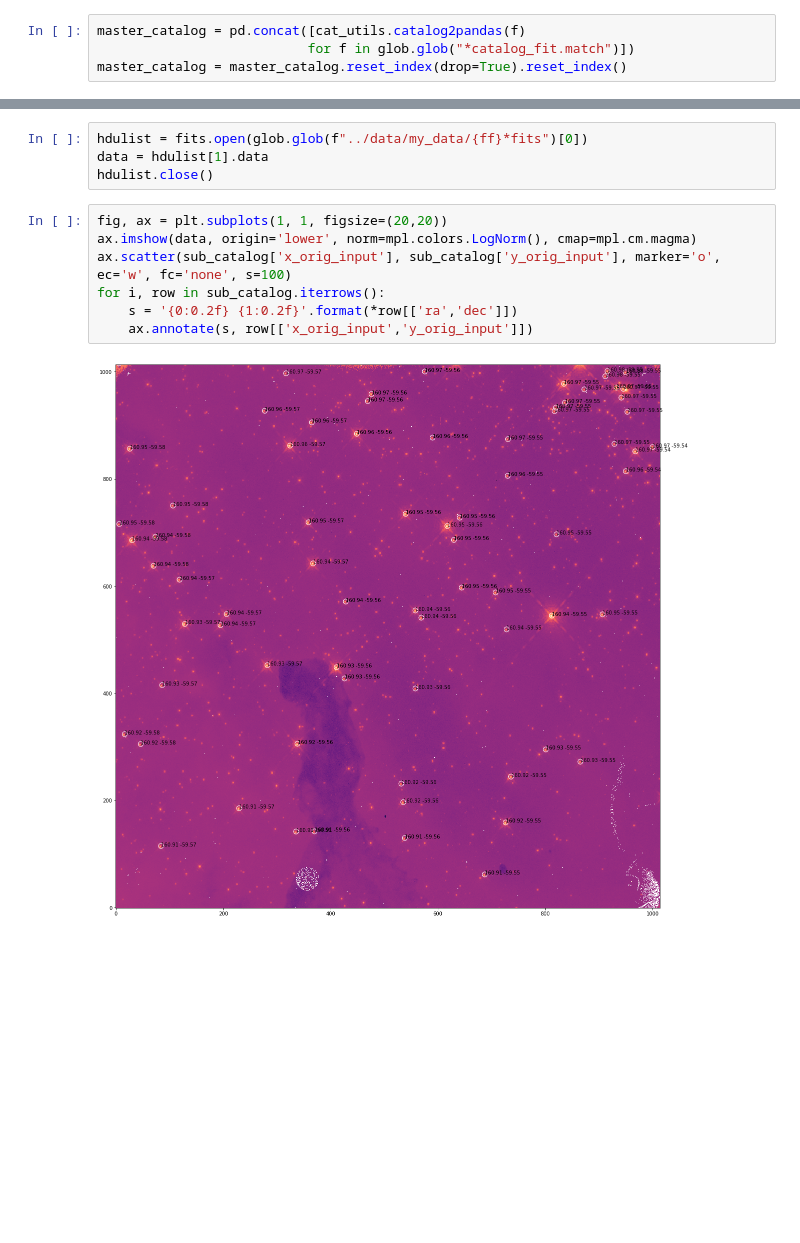
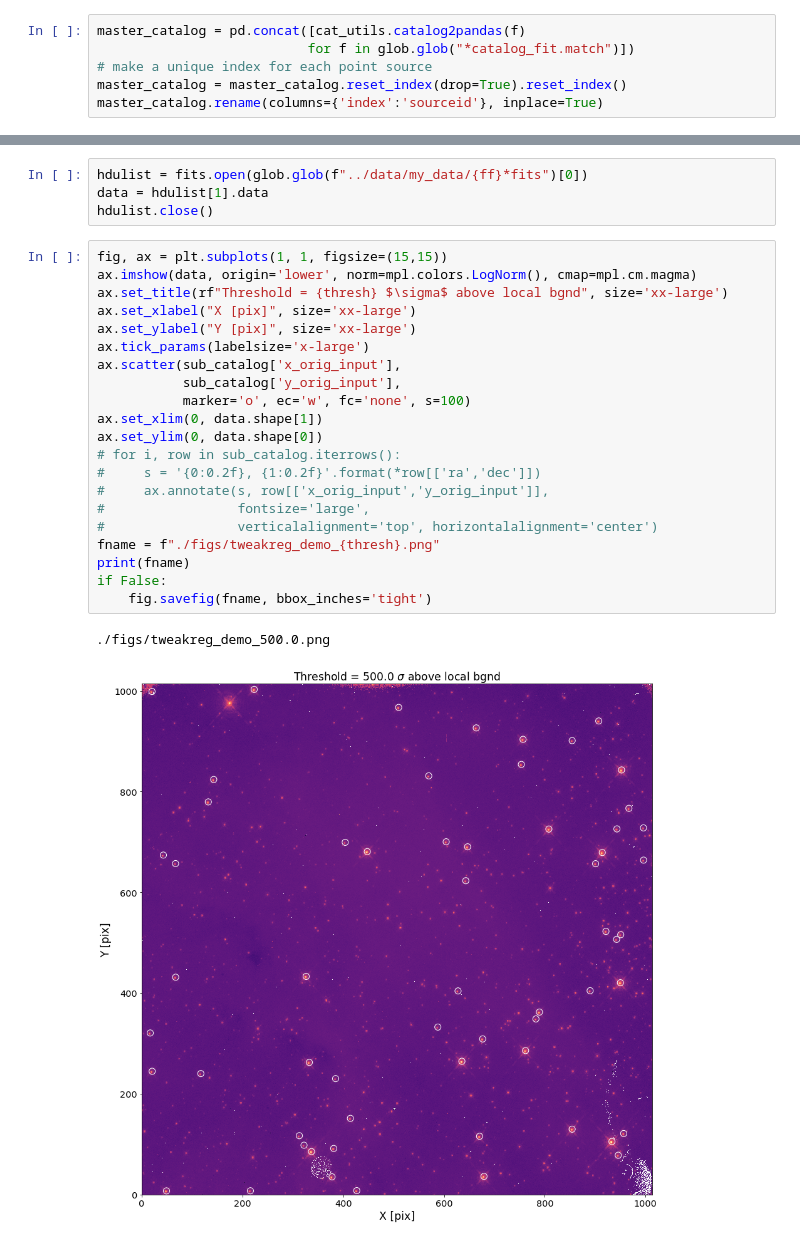
Before and after one commit to aggle/public_wifi, a Jupyter notebook: align_tr14_to_gaia.ipynb, the cells around one changed output, grey strips where cells are left out. Saved outputs shown, nothing was run; the diff lists cells and outputs as text; blank space fills up the shorter version.

```diff
--- a/align_tr14_to_gaia.ipynb
+++ b/align_tr14_to_gaia.ipynb
@@ -416,5 +384,7 @@ cat_utils.catalog2pandas(cat_file)
 # %%
 master_catalog = pd.concat([cat_utils.catalog2pandas(f)
                            for f in glob.glob("*catalog_fit.match")])
+# make a unique index for each point source
 master_catalog = master_catalog.reset_index(drop=True).reset_index()
+master_catalog.rename(columns={'index':'sourceid'}, inplace=True)
 # %%
@@ -444,11 +404,26 @@ hdulist = fits.open(glob.glob(f"../data/my_data/{ff}*fits")[0])
 data = hdulist[1].data
 hdulist.close()
 # %%
-fig, ax = plt.subplots(1, 1, figsize=(20,20))
+fig, ax = plt.subplots(1, 1, figsize=(15,15))
 ax.imshow(data, origin='lower', norm=mpl.colors.LogNorm(), cmap=mpl.cm.magma)
-ax.scatter(sub_catalog['x_orig_input'], sub_catalog['y_orig_input'], marker='o', ec='w', fc='none', s=100)
-for i, row in sub_catalog.iterrows():
-    s = '{0:0.2f} {1:0.2f}'.format(*row[['ra','dec']])
-    ax.annotate(s, row[['x_orig_input','y_orig_input']])
+ax.set_title(rf"Threshold = {thresh} $\sigma$ above local bgnd", size='xx-large')
+ax.set_xlabel("X [pix]", size='xx-large')
+ax.set_ylabel("Y [pix]", size='xx-large')
+ax.tick_params(labelsize='x-large')
+ax.scatter(sub_catalog['x_orig_input'],
+           sub_catalog['y_orig_input'],
+           marker='o', ec='w', fc='none', s=100)
+ax.set_xlim(0, data.shape[1])
+ax.set_ylim(0, data.shape[0])
+# for i, row in sub_catalog.iterrows():
+#     s = '{0:0.2f}, {1:0.2f}'.format(*row[['ra','dec']])
+#     ax.annotate(s, row[['x_orig_input','y_orig_input']],
+#                 fontsize='large',
+#                 verticalalignment='top', horizontalalignment='center')
+fname = f"./figs/tweakreg_demo_{thresh}.png"
+print(fname)
+if False:
+    fig.savefig(fname, bbox_inches='tight')
 # %% [output]
+./figs/tweakreg_demo_500.0.png
-[figure, old version]
+[figure, new version]
```
Also changed, not shown: parts of 51 cells of this notebook, 2 other files.
